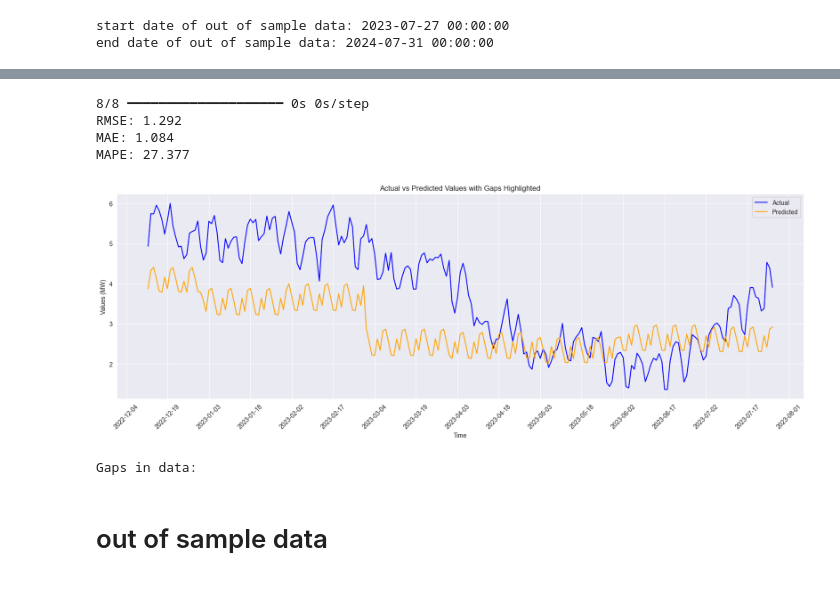
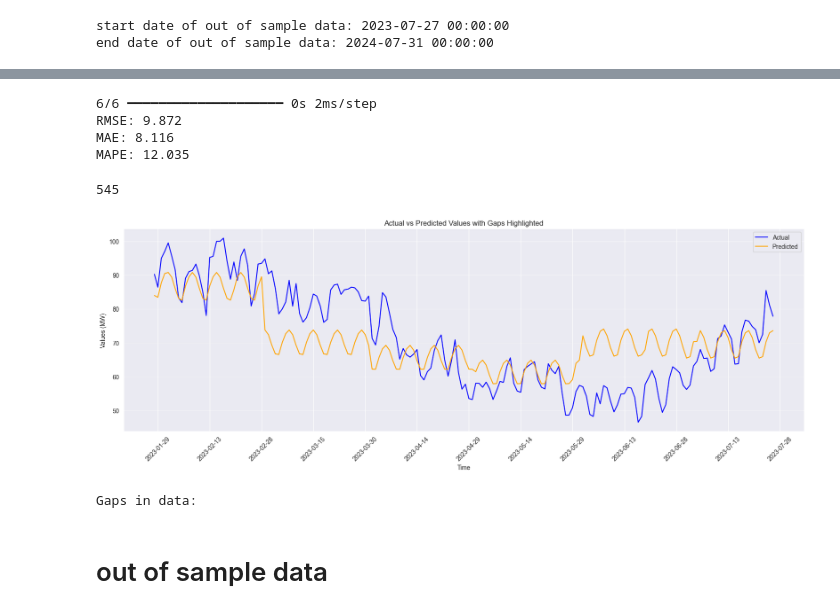
Before and after one commit to FionaSY814/forecast_test, a Jupyter notebook: DMEA_long_term_Gross.ipynb, the cells around one changed output, grey strips where cells are left out. Drawn from its saved outputs; the diff is of its cells as text; code cells hidden in the pictures.

```diff
--- a/DMEA_long_term_Gross.ipynb
+++ b/DMEA_long_term_Gross.ipynb
@@ -104,10 +124,7 @@ df_2124
 21270 rows × 2 columns
 # %%
-# there is overlap of the date in df_2124 and df_2122
-# drop the overlap date in df_2124
-df_2124 = df_2124[~df_2124['hour begins'].isin(df_2122['hour begins'])]
 # merge the dataframes
-df = pd.concat([df_19, df_2122, df_2124], axis=0)
+df = pd.concat([df_19, df_2124], axis=0)
 df = df.sort_values(by='hour begins')
 df.reset_index(drop=True, inplace=True)
 # %%
@@ -274,5 +300,5 @@ Categorical features: ['date', 'day_of_week', 'month', 'year', 'seasons', 'holid
 # %%
-daily_gross_load.drop(columns=['daily_high', 'daily_low', 'daily_std', ], inplace=True)
+daily_gross_load.drop(columns=['daily_high', 'daily_low', 'daily_std'], inplace=True)
 daily_gross_load
 # %% [output]
 |  | date | day_of_week | month | year | seasons | holiday | month_sin | month_cos | dow_sin | dow_cos | ... |
@@ -297,4 +329,5 @@ daily_gross_load = pd.get_dummies(daily_gross_load, columns=['seasons'], drop_fi
 for col in daily_gross_load.columns:
     if daily_gross_load[col].dtype == 'bool':
         daily_gross_load[col] = daily_gross_load[col].astype(int)
-daily_gross_load
+# place the target variable at the last column
+daily_gross_load = daily_gross_load[[c for c in daily_gross_load if c not in ['gross_load_replaced']] + ['gross_load_replaced']]
@@ -557,17 +603,16 @@ yhat = model.predict(test_X)
 
 # Reshape test_X for inverse scaling
 test_X_reshaped = test_X.reshape((test_X.shape[0], test_X.shape[2]))
-
 # Invert scaling for forecast
-inv_yhat = np.concatenate((yhat, test_X_reshaped), axis=1)
+inv_yhat = np.concatenate((test_X_reshaped,yhat), axis=1)
 inv_yhat = scaler.inverse_transform(inv_yhat)
-inv_yhat = inv_yhat[:, 0]
+inv_yhat = inv_yhat[:, -1]
 
 # Invert scaling for actual
 test_y_reshaped = test_y.reshape((len(test_y), 1))
-inv_y = np.concatenate((test_y_reshaped, test_X_reshaped), axis=1)
+inv_y = np.concatenate((test_X_reshaped, test_y_reshaped), axis=1)
 inv_y = scaler.inverse_transform(inv_y)
-inv_y = inv_y[:, 0]
+inv_y = inv_y[:, -1]
 
 # Calculate RMSE, MAE, MAPE
 rmse = sqrt(mean_squared_error(inv_y, inv_yhat))
@@ -578,19 +623,27 @@ print('RMSE: %.3f' % rmse)
 print('MAE: %.3f' % mae)
 print('MAPE: %.3f' % mape)
 # %% [output]
-8/8 ━━━━━━━━━━━━━━━━━━━━ 0s 0s/step
-RMSE: 1.292
-MAE: 1.084
-MAPE: 27.377
+6/6 ━━━━━━━━━━━━━━━━━━━━ 0s 2ms/step
+RMSE: 9.872
+MAE: 8.116
+MAPE: 12.035
+# %%
+# lenth of inv_y
+len(inv_y)
+# LENGTH OF INV_YHAT
+len(inv_yhat)
+# length of test_df
+len(test_df)
+# %% [output]
+545
 # %%
 # Extract the test data with timestamps
 test_df = daily_gross_load.iloc[train_days:, :].copy()
 test_df['date'] = daily_gross_load.iloc[train_days:]['date']
 
-
 # Identify gaps in the data
 actual_vs_predicted = pd.DataFrame({
-    'date': test_df['date'],
+    'date': test_timestamps,
     'actual': inv_y,
     'predicted': inv_yhat
 })
@@ -607,34 +660,34 @@ for gap_start in gaps['date']:
     plt.axvline(x=gap_start, color='red', linestyle='--', alpha=0.5)
 plt.title('Actual vs Predicted Values with Gaps Highlighted')
 plt.xlabel('Time')
 plt.ylabel('Values (MW)')
 plt.legend()
 plt.grid(True)
 
 # Set date format on x-axis every 15 days
 plt.gca().xaxis.set_major_locator(mdates.DayLocator(interval=15))
 plt.gca().xaxis.set_major_formatter(mdates.DateFormatter('%Y-%m-%d'))
 
 plt.xticks(rotation=45)
 plt.show()
 
 # Print the gaps and their nearest significant time differences
 print("Gaps in data:")
 for index, row in gaps.iterrows():
     previous_timestamp = row['date'] - pd.Timedelta(days=row['date_diff'])
     next_timestamp = row['date'] + pd.Timedelta(days=row['date_diff'])
 
     previous_row = actual_vs_predicted[actual_vs_predicted['date'] == previous_timestamp]
     next_row = actual_vs_predicted[actual_vs_predicted['date'] == next_timestamp]
 
     gap_start = previous_row['date'].values[0] if not previous_row.empty else 'N/A'
     gap_end = row['date']
 
     print(f"Gap Start: {pd.to_datetime(gap_start).strftime('%Y-%m-%d') if gap_start != 'N/A' else 'N/A'}")
     print(f"Gap ends at: {gap_end.strftime('%Y-%m-%d')}")
     print(f"Time Difference: {row['date_diff']} days\n")
 # %% [output]
-[figure, old version]
+[figure, new version]
 Gaps in data:
 # %% [markdown]
 # out of sample data
```
Also changed, not shown: parts of 32 cells of this notebook, 1 other file.
